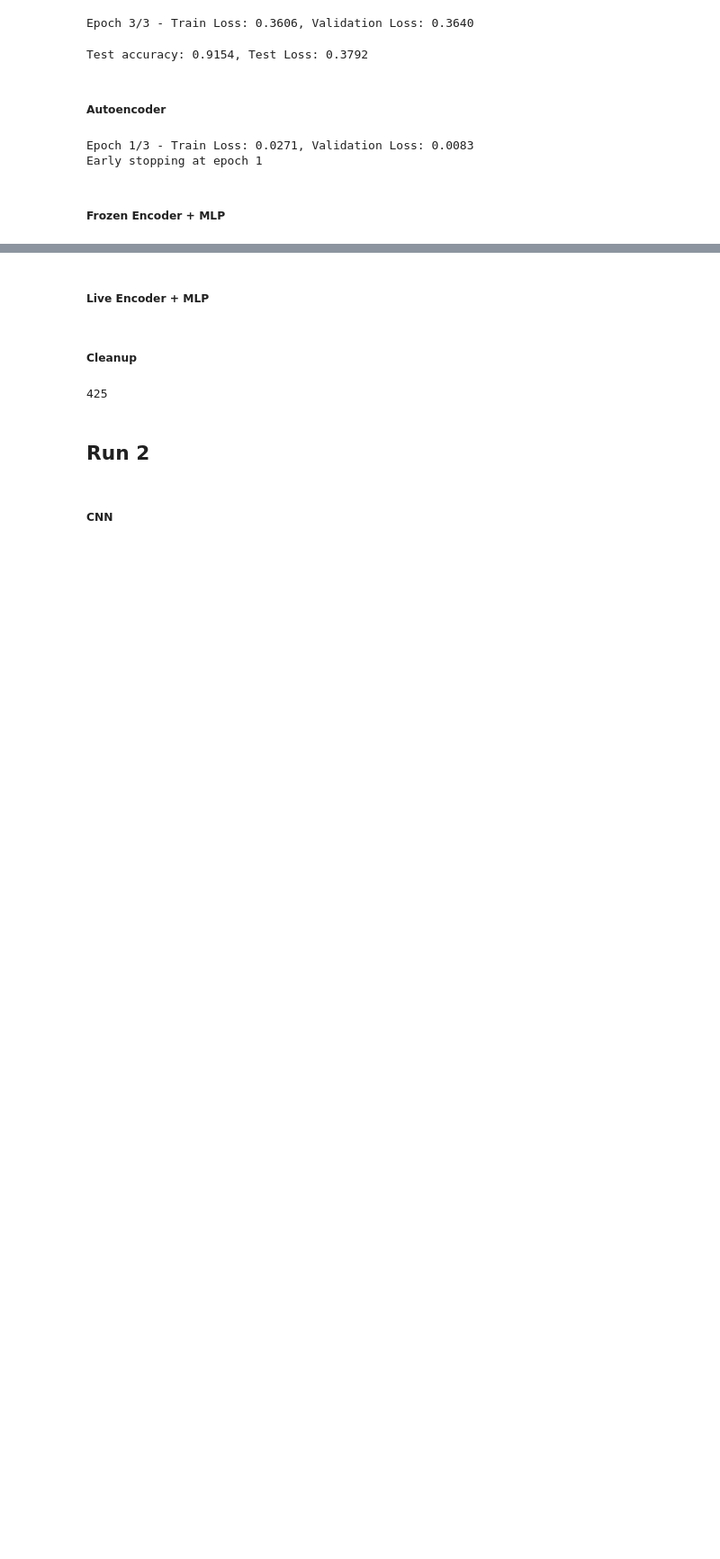
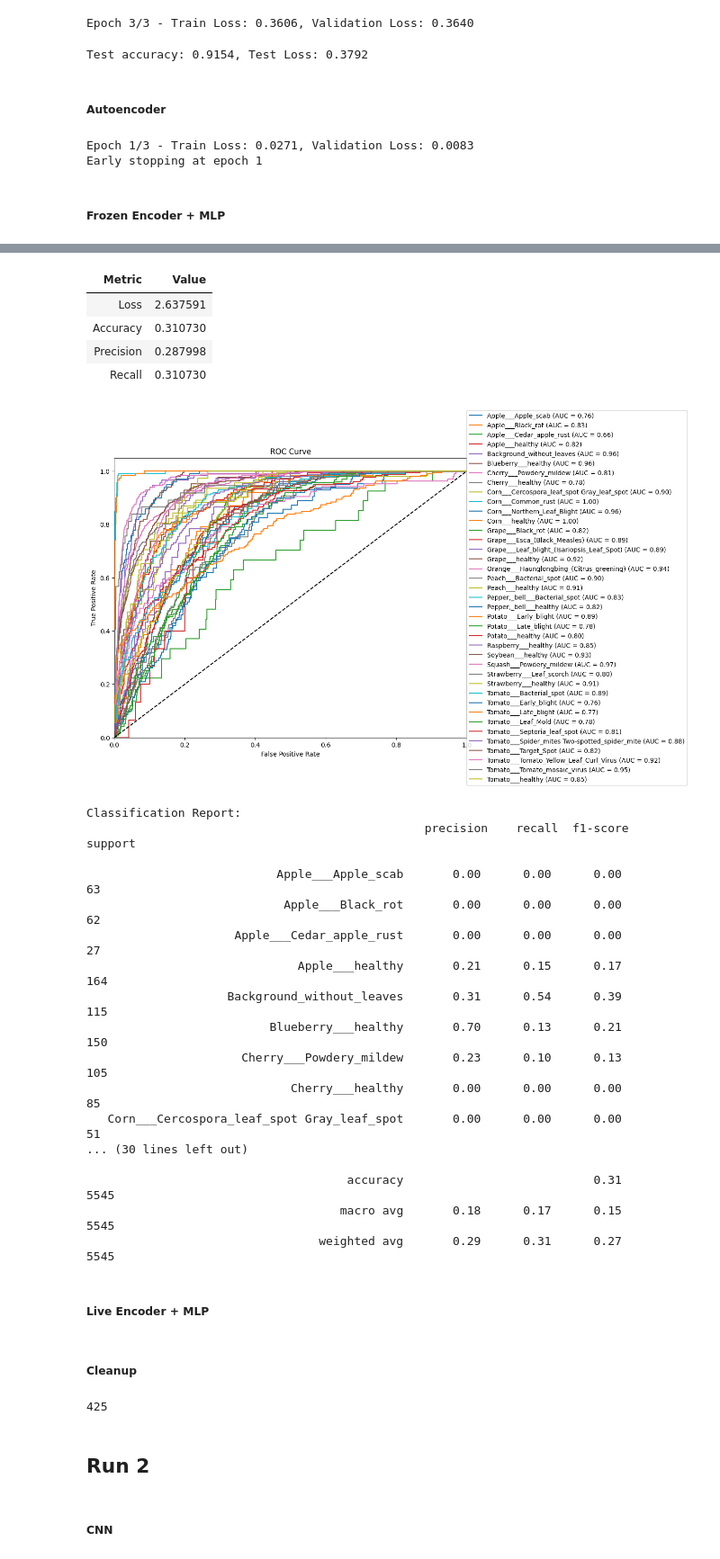
Before and after one commit to arielarevalo/ci0148, a Jupyter notebook: proyecto_3/experiment_1.ipynb, the cells around one changed output, grey strips where cells are left out. Shown at 90% size. Saved outputs shown, nothing was run; the diff lists cells and outputs as text; code cells hidden in the pictures; blank space fills up the shorter version.

Commit message:
Proyecto 3: Agrega metricas

```diff
--- a/proyecto_3/experiment_1.ipynb
+++ b/proyecto_3/experiment_1.ipynb
@@ -77,6 +80,8 @@ Loading Plant Village
  - Normalized dataset:
   - Mean: [0.4671, 0.4895, 0.4123]
   - Standard deviation: [0.1709, 0.1443, 0.1880]
+# %%
+idx_to_class = {v: k for k, v in dataset.class_to_idx.items()}
 # %% [markdown]
 ## Run 1
 # %%
@@ -114,11 +119,12 @@ Early stopping at epoch 1
 # %% [markdown]
 ##### Frozen Encoder + MLP
 # %%
-mlp = MLP(input_size=512, hidden_sizes=[512, 256], output_size=len(dataset.classes), dropout_rate=0.2)
+mlp = MLP(input_size=512, hidden_sizes=[1024, 512, 256], output_size=len(dataset.classes), dropout_rate=0.3)
 emlp = EncoderMLP(encoder=enc, mlp=mlp)
-emlp_optim = optim.Adam(emlp.parameters(), lr=1e-4)
+emlp_optim = optim.Adam(emlp.parameters(), lr=5e-4)
 emlp_criterion = nn.CrossEntropyLoss()
 emlp_runner = Runner('emlp_1_a', emlp, emlp_optim, emlp_criterion, device='mps')
 emlp.freeze_encoder()
-emlp_runner.train(train_loader, val_loader, num_epochs=3)
-emlp_runner.test(test_loader)
+emlp_runner.train(train_loader, val_loader, num_epochs=5)
+emlp_runner.test(test_loader, idx_to_class)
+# %% [output]
@@ -125,3 +136,26 @@ emlp_runner.test(test_loader)
+| Metric | Value |
+| Loss | 2.637591 |
+| Accuracy | 0.310730 |
+| Precision | 0.287998 |
+| Recall | 0.310730 |
+[figure, added]
+Classification Report:
+                                                precision    recall  f1-score   support
+
+                           Apple___Apple_scab       0.00      0.00      0.00        63
+                            Apple___Black_rot       0.00      0.00      0.00        62
+                     Apple___Cedar_apple_rust       0.00      0.00      0.00        27
+                              Apple___healthy       0.21      0.15      0.17       164
+                    Background_without_leaves       0.31      0.54      0.39       115
+                          Blueberry___healthy       0.70      0.13      0.21       150
+                      Cherry___Powdery_mildew       0.23      0.10      0.13       105
+                             Cherry___healthy       0.00      0.00      0.00        85
+   Corn___Cercospora_leaf_spot Gray_leaf_spot       0.00      0.00      0.00        51
+... (30 lines left out)
+
+                                     accuracy                           0.31      5545
+                                    macro avg       0.18      0.17      0.15      5545
+                                 weighted avg       0.29      0.31      0.27      5545
 # %% [markdown]
 ##### Live Encoder + MLP
 # %%
```
Also changed, not shown: parts of 7 cells of this notebook, 2 other files.
